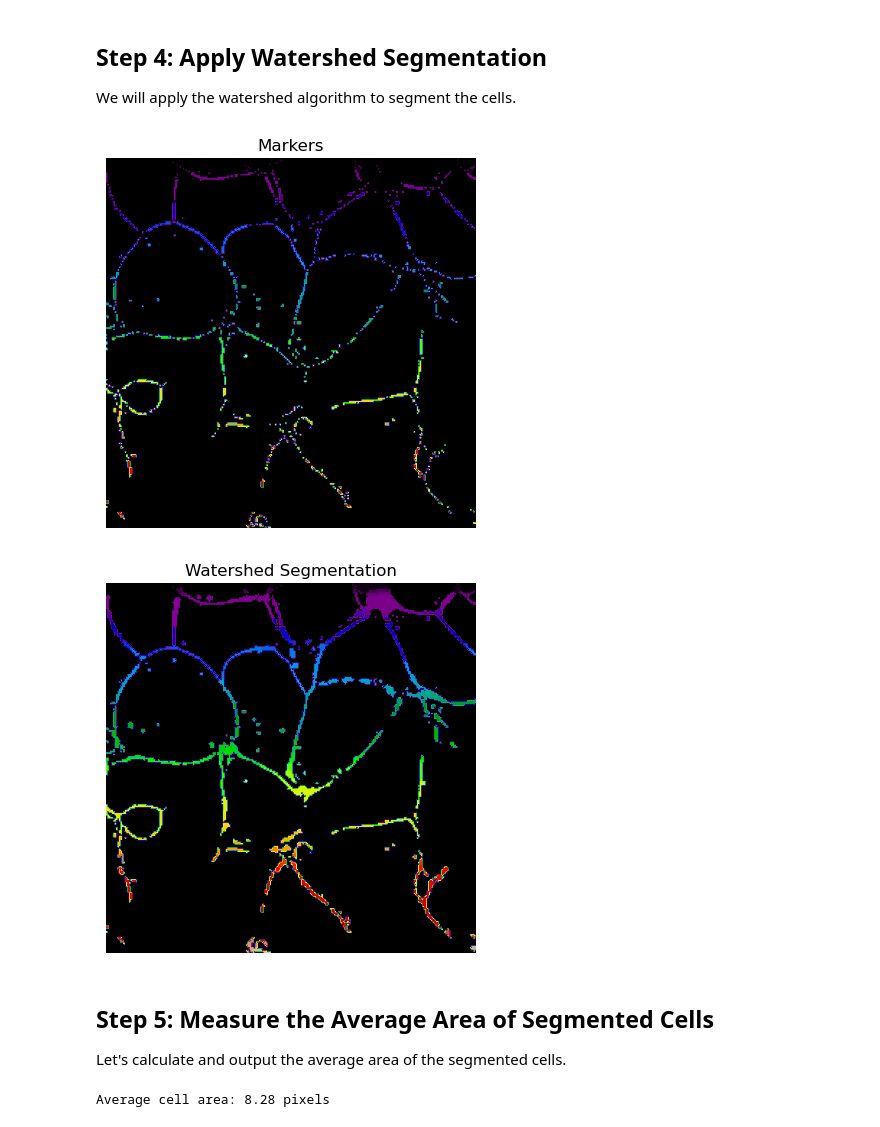
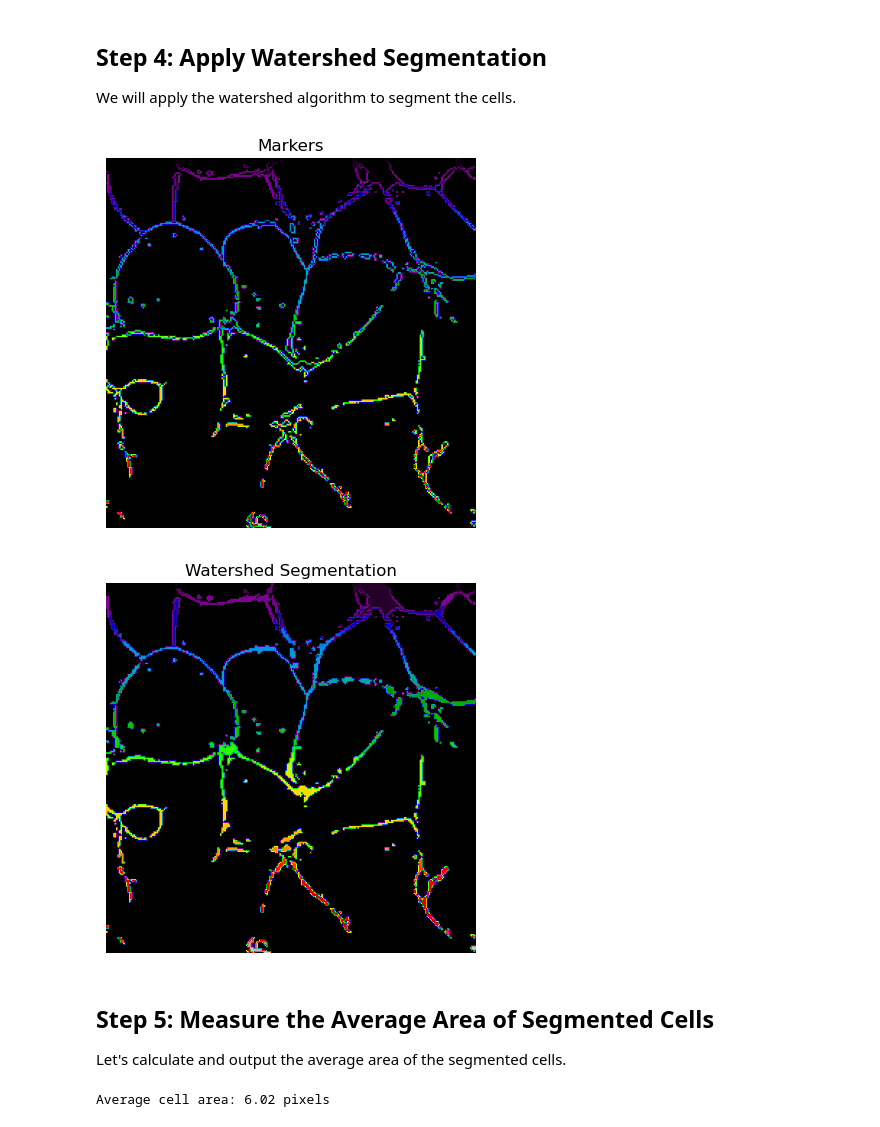
Before and after one commit to haesleinhuepf/git-bob-bioimage-analysis-example, a Jupyter notebook: notebooks/cell_segmentation_analysis.ipynb, the cells around one changed output. Drawn from its saved outputs; the diff is of its cells as text; code cells hidden in the pictures.

Commit message:
Modified the notebook to search for maxima in the inverted distance map by inverting the distance before passing it to `peak_local_max`.

```diff
--- a/notebooks/cell_segmentation_analysis.ipynb
+++ b/notebooks/cell_segmentation_analysis.ipynb
@@ -62,22 +62,22 @@ We will apply the watershed algorithm to segment the cells.
 # %%
 from skimage import feature, segmentation
 import numpy as np
 
-# Find local maxima
-local_maxi = feature.peak_local_max(distance, footprint=np.ones((3, 3)), labels=binary, exclude_border=False)
+# Find local maxima in the inverted distance map
+local_maxi = feature.peak_local_max(-distance, footprint=np.ones((3, 3)), labels=binary, exclude_border=False)
 
 # Create a markers image of the same shape as the input image
 markers = np.zeros_like(distance, dtype=bool)
 markers[tuple(local_maxi.T)] = True
 markers, _ = ndi.label(markers)
 
 # Display markers
 plt.imshow(markers, cmap='nipy_spectral')
 plt.title('Markers')
 plt.axis('off')
 plt.show()
 # %% [output]
-[figure, old version]
+[figure, new version]
 # %%
 # Apply watershed
 labels = segmentation.watershed(-distance, markers, mask=binary)
@@ -88,7 +88,7 @@ plt.title('Watershed Segmentation')
 plt.axis('off')
 plt.show()
 # %% [output]
-[figure, old version]
+[figure, new version]
 # %% [markdown]
 ## Step 5: Measure the Average Area of Segmented Cells
 
@@ -104,4 +104,4 @@ average_area = np.mean(areas)
 
 print(f"Average cell area: {average_area:.2f} pixels")
 # %% [output]
-Average cell area: 8.28 pixels
+Average cell area: 6.02 pixels
```
